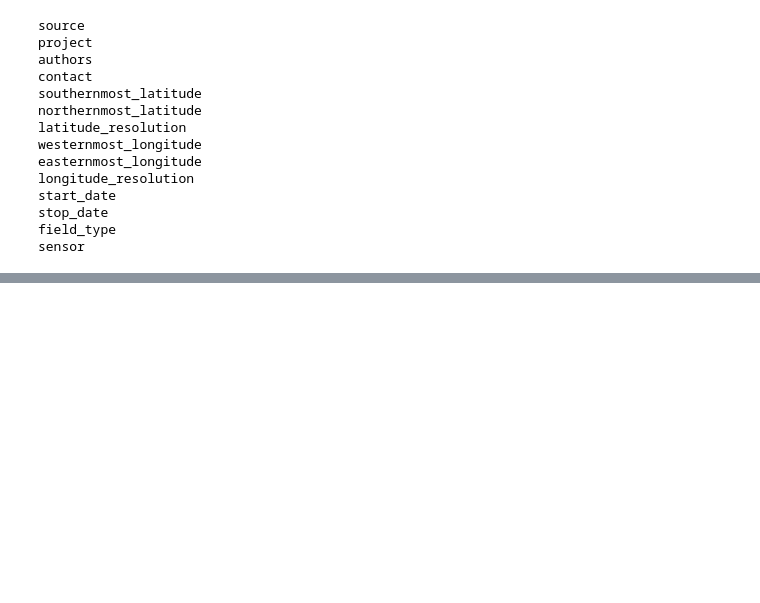
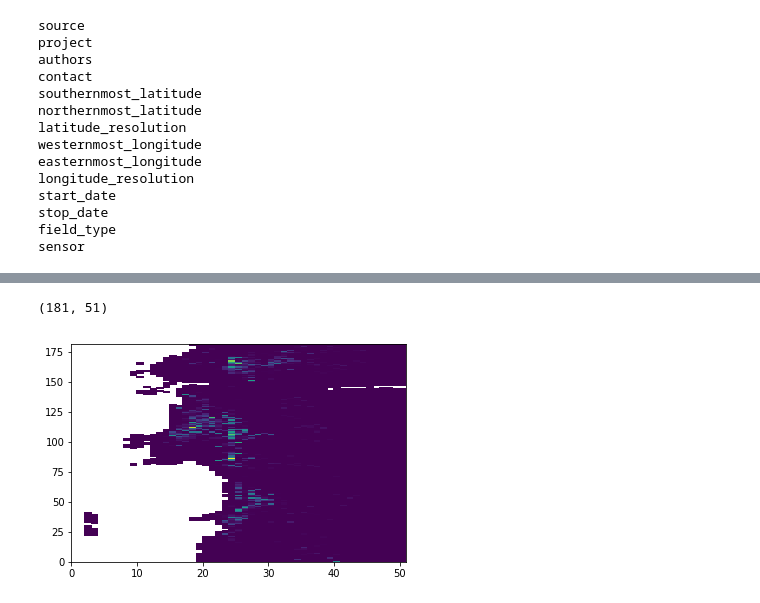
Before and after one commit to codeybear/Icebergs, a Jupyter notebook: ALTIBERG.ipynb, the cells around one changed output, grey strips where cells are left out. Drawn from its saved outputs; the diff is of its cells as text; code cells hidden in the pictures; blank space fills up the shorter version.

```diff
--- a/ALTIBERG.ipynb
+++ b/ALTIBERG.ipynb
@@ -182,0 +184,10 @@ icy = root.variables['ice_area'][:]
+# %%
+x = ice_area[2,:,:].data
+x.shape
+# %% [output]
+(181, 51)
+# %%
+plt.pcolor(x)
+plt.show()
+# %% [output]
+[figure, added]
```
Also changed, not shown: parts of 9 cells of this notebook, 1 other file.
